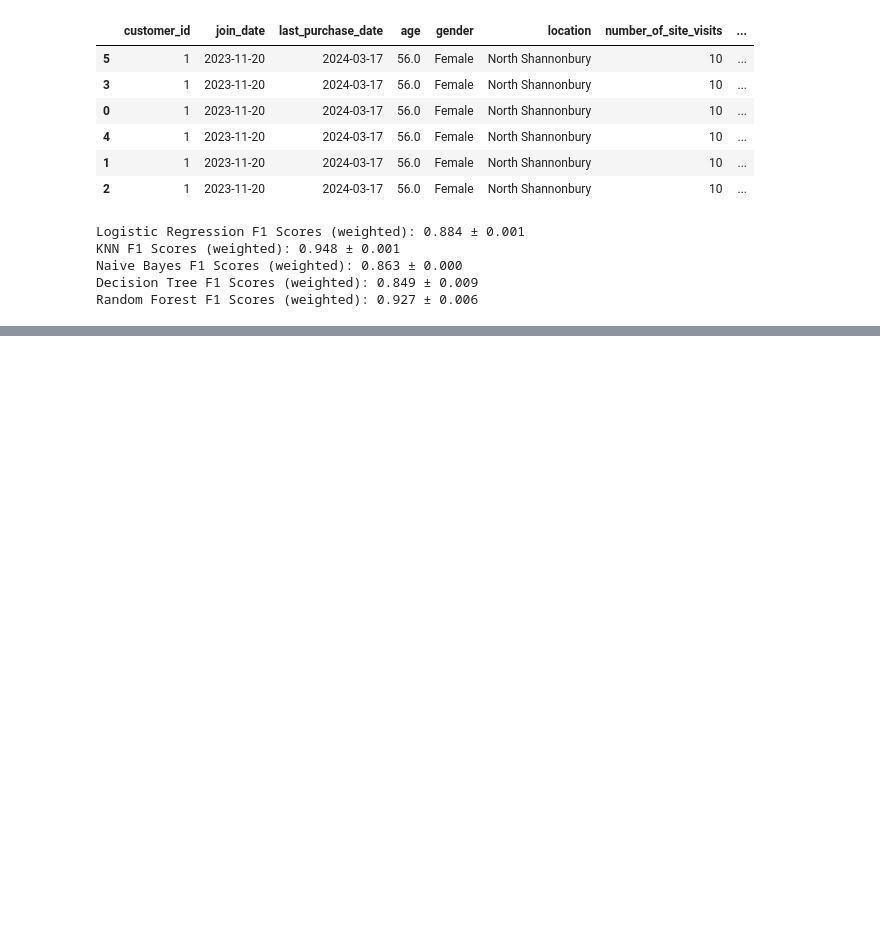
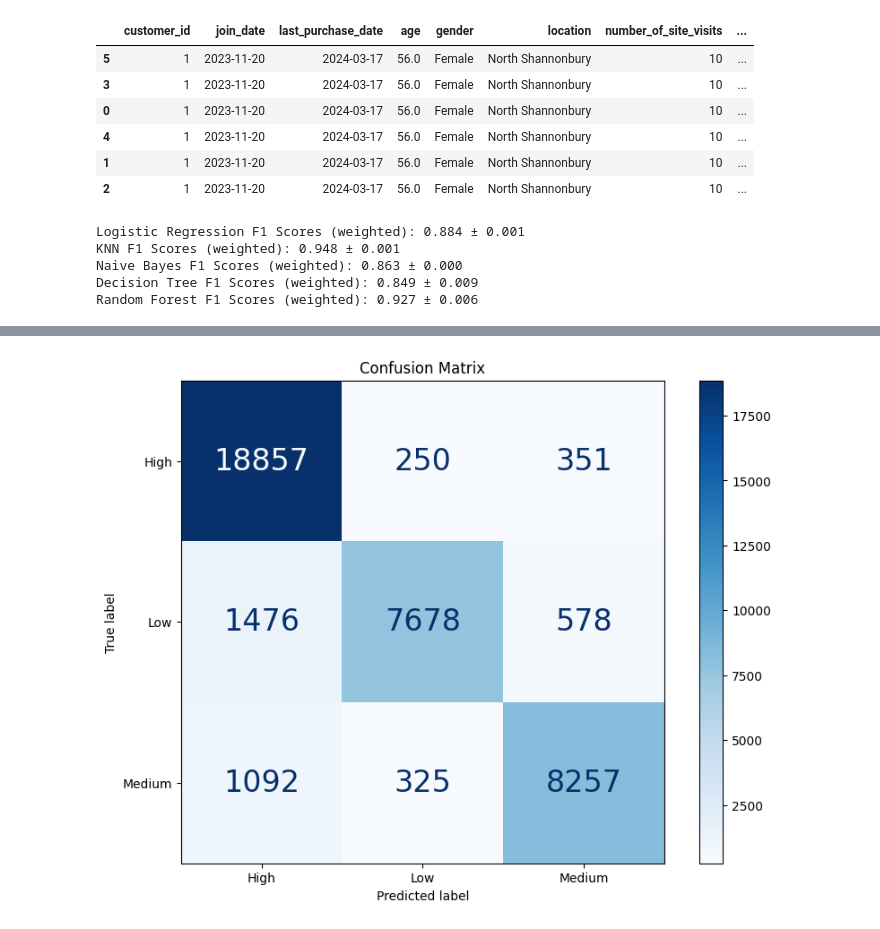
Before and after one commit to EthanRosehart/schulich_data_science, a Jupyter notebook: assignment2_restart.ipynb, the cells around one changed output, grey strips where cells are left out. Saved outputs shown, nothing was run; the diff lists cells and outputs as text; code cells hidden in the pictures; blank space fills up the shorter version.

```diff
--- a/assignment2_restart.ipynb
+++ b/assignment2_restart.ipynb
@@ -508,3 +508,10 @@ KNN F1 Scores (weighted): 0.948 ± 0.001
 Naive Bayes F1 Scores (weighted): 0.863 ± 0.000
 Decision Tree F1 Scores (weighted): 0.849 ± 0.009
 Random Forest F1 Scores (weighted): 0.927 ± 0.006
+# %%
+logreg_pipeline = Pipeline(steps=[
+    ('preprocessor', preprocessor),
+    ('classifier', LogisticRegression(max_iter=1000,penalty='l2', solver='lbfgs'))
+])
+
+logreg_pipeline.fit(X_train, y_train)
@@ -510,0 +599,18 @@ Random Forest F1 Scores (weighted): 0.927 ± 0.006
+# %%
+# Predict on the test data
+y_pred = logreg_pipeline.predict(X_test)
+
+# Generate the classification report
+report = classification_report(y_test, y_pred, target_names=['Low', 'Medium', 'High'])
+print("Classification Report:\n", report)
+
+# Compute and print individual metrics
+accuracy = accuracy_score(y_test, y_pred)
+precision = precision_score(y_test, y_pred, average='weighted')
+recall = recall_score(y_test, y_pred, average='weighted')
+f1 = f1_score(y_test, y_pred, average='weighted')
+
+print(f"Accuracy: {accuracy:.2f}")
+print(f"Precision: {precision:.2f}")
+print(f"Recall: {recall:.2f}")
+print(f"F1 Score: {f1:.2f}")
@@ -510,0 +633,17 @@ Random Forest F1 Scores (weighted): 0.927 ± 0.006
+# %%
+# Generate the confusion matrix
+cm = confusion_matrix(y_test, y_pred, labels=logreg_pipeline.classes_)
+
+# Create a confusion matrix display object
+cmd = ConfusionMatrixDisplay(confusion_matrix=cm, display_labels=logreg_pipeline.classes_)
+
+# Plot the confusion matrix
+fig, ax = plt.subplots(figsize=(10, 7))
+cmd.plot(ax=ax, cmap=plt.cm.Blues)
+plt.title("Confusion Matrix")
+# Adjust font size of text in the matrix
+for text in cmd.text_.ravel():
+    text.set_fontsize(24)
+plt.show()
+# %% [output]
+[figure, added]
```
Also changed, not shown: parts of 12 cells of this notebook.
